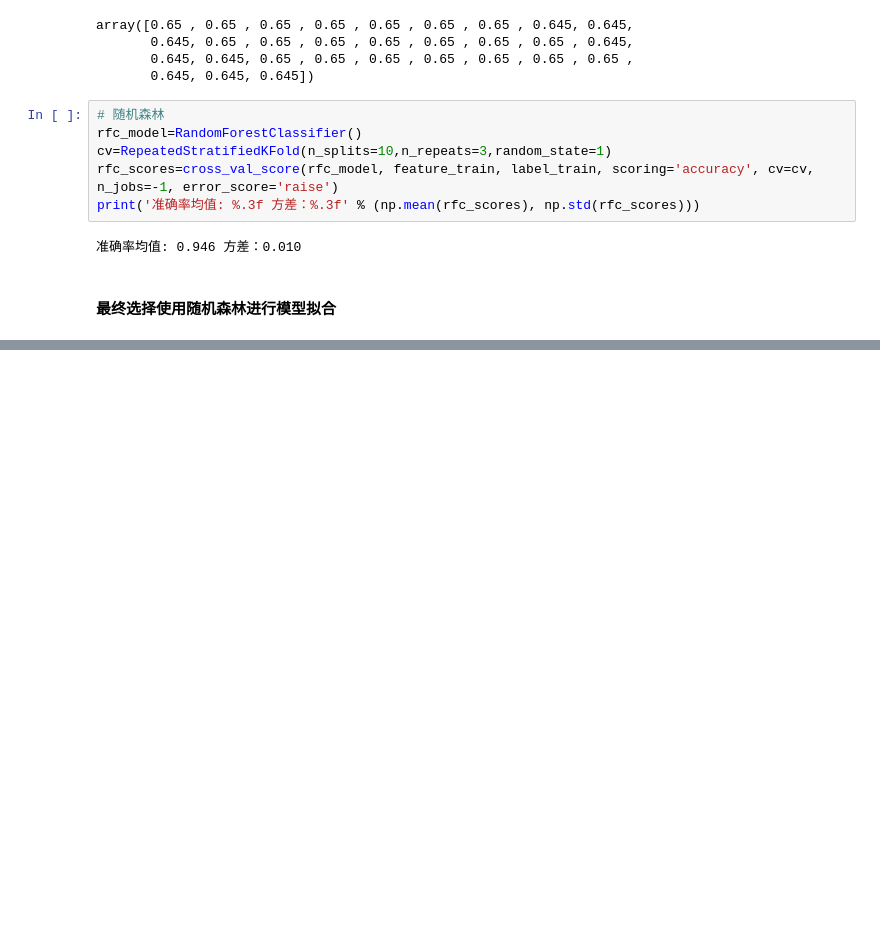
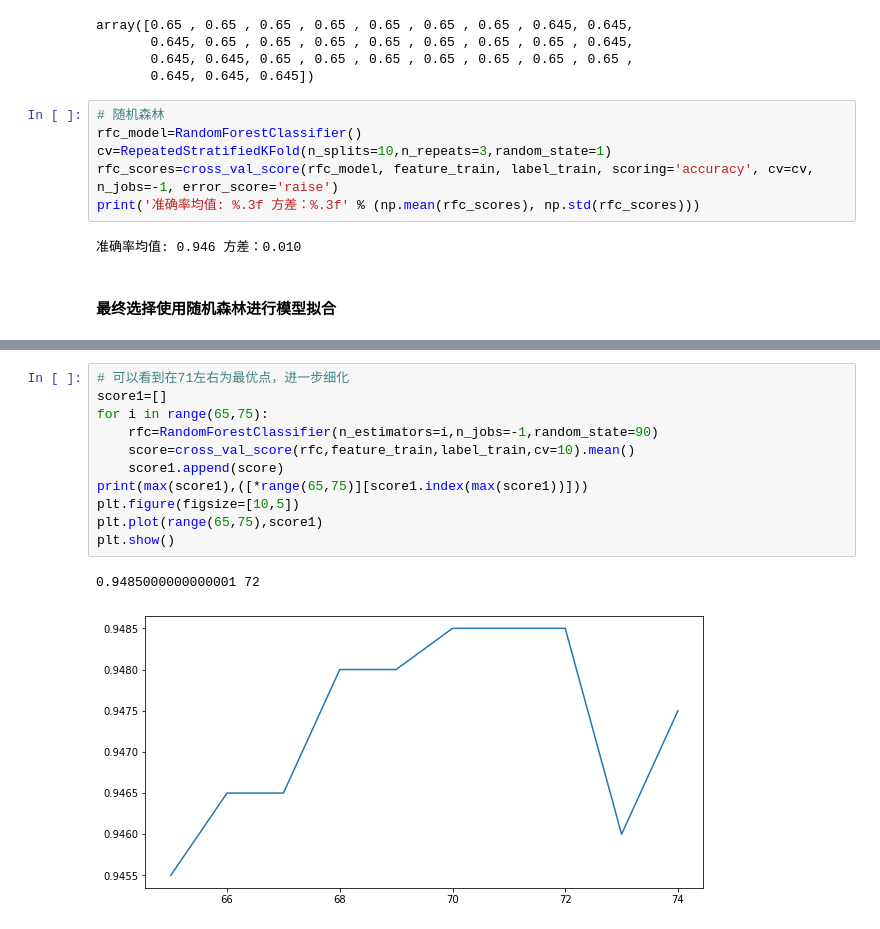
Before and after one commit to Liesy/machine-learning, a Jupyter notebook: project/心跳信号分类预测.ipynb, the cells around one changed output, grey strips where cells are left out. Drawn from its saved outputs; the diff is of its cells as text; blank space fills up the shorter version.

```diff
--- a/project/心跳信号分类预测.ipynb
+++ b/project/心跳信号分类预测.ipynb
@@ -241,0 +241,14 @@ print('准确率均值: %.3f 方差：%.3f' % (np.mean(rfc_scores), np.std(rfc_s
+# %%
+# 可以看到在71左右为最优点，进一步细化
+score1=[]
+for i in range(65,75):
+    rfc=RandomForestClassifier(n_estimators=i,n_jobs=-1,random_state=90)
+    score=cross_val_score(rfc,feature_train,label_train,cv=10).mean()
+    score1.append(score)
+print(max(score1),([*range(65,75)][score1.index(max(score1))]))
+plt.figure(figsize=[10,5])
+plt.plot(range(65,75),score1)
+plt.show()
+# %% [output]
+0.9485000000000001 72
+[figure, added]
```
Also changed, not shown: parts of 4 cells of this notebook, 3 other files.
